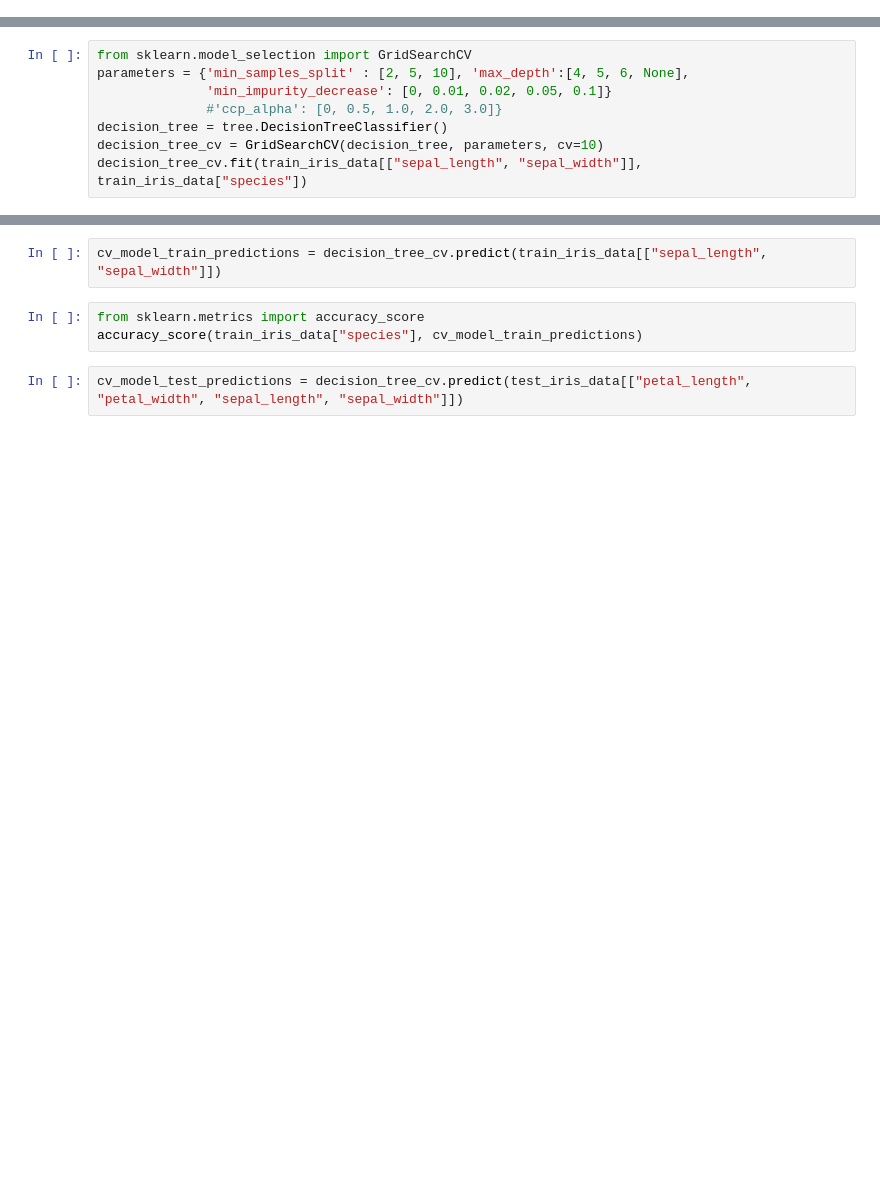
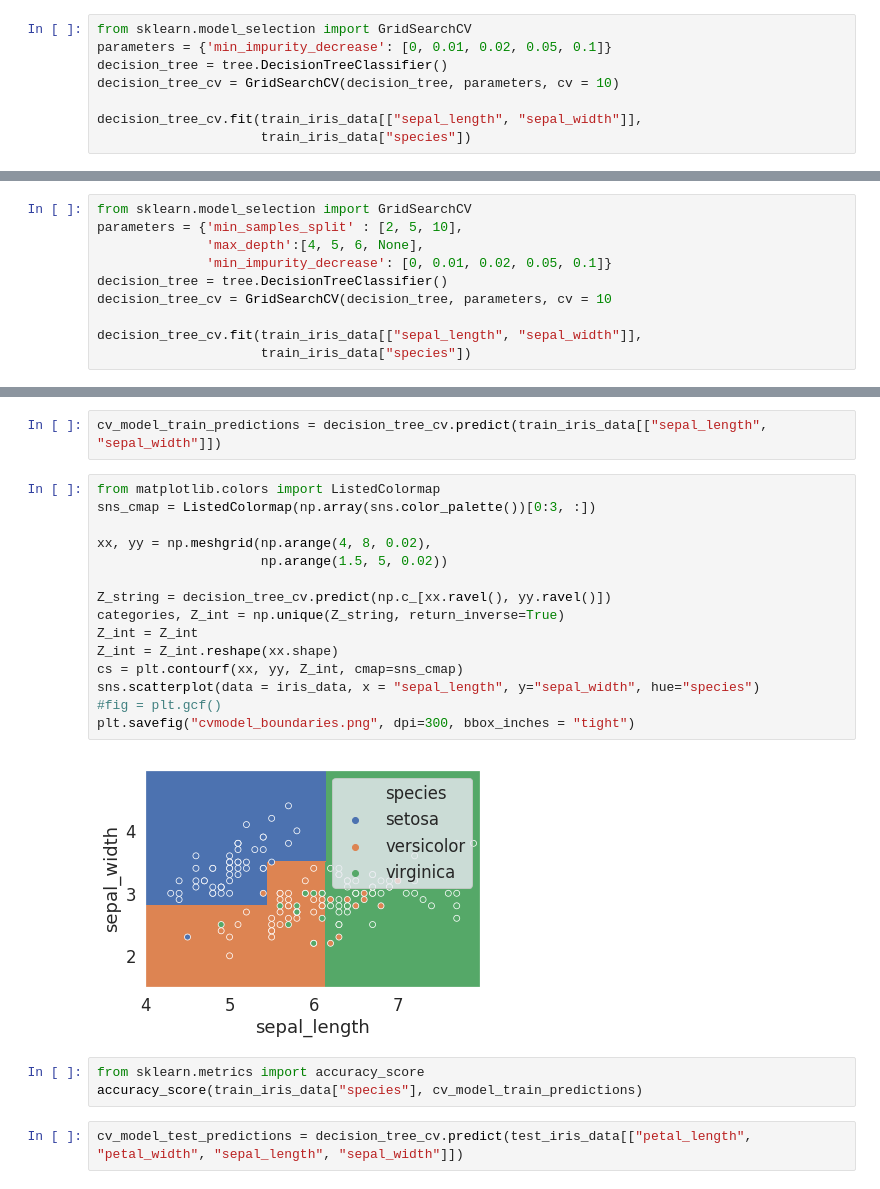
Before and after one commit to joshHug/youdao_ai, a Jupyter notebook: lec7/lec7-decision-trees.ipynb, the cells around one changed output, grey strips where cells are left out. Cells and saved outputs as stored; diff of their text form; blank space fills up the shorter version.

```diff
--- a/lec7/lec7-decision-trees.ipynb
+++ b/lec7/lec7-decision-trees.ipynb
@@ -410,2 +454,10 @@ weighted_average_gini([3], [2, 1])
 # %% [markdown]
 #### Grid Search for Parameters
+# %%
+from sklearn.model_selection import GridSearchCV
+parameters = {'min_impurity_decrease': [0, 0.01, 0.02, 0.05, 0.1]}
+decision_tree = tree.DecisionTreeClassifier()
+decision_tree_cv = GridSearchCV(decision_tree, parameters, cv = 10)
+
+decision_tree_cv.fit(train_iris_data[["sepal_length", "sepal_width"]],
+                     train_iris_data["species"])
@@ -412,8 +507,10 @@ weighted_average_gini([3], [2, 1])
 # %%
 from sklearn.model_selection import GridSearchCV
-parameters = {'min_samples_split' : [2, 5, 10], 'max_depth':[4, 5, 6, None],
+parameters = {'min_samples_split' : [2, 5, 10],
+              'max_depth':[4, 5, 6, None],
               'min_impurity_decrease': [0, 0.01, 0.02, 0.05, 0.1]}
-              #'ccp_alpha': [0, 0.5, 1.0, 2.0, 3.0]}
 decision_tree = tree.DecisionTreeClassifier()
-decision_tree_cv = GridSearchCV(decision_tree, parameters, cv=10)
-decision_tree_cv.fit(train_iris_data[["sepal_length", "sepal_width"]], train_iris_data["species"])
+decision_tree_cv = GridSearchCV(decision_tree, parameters, cv = 10
+
+decision_tree_cv.fit(train_iris_data[["sepal_length", "sepal_width"]],
+                     train_iris_data["species"])
@@ -434,5 +566,22 @@ graph
 # %%
 cv_model_train_predictions = decision_tree_cv.predict(train_iris_data[["sepal_length", "sepal_width"]])
+# %%
+from matplotlib.colors import ListedColormap
+sns_cmap = ListedColormap(np.array(sns.color_palette())[0:3, :])
+
+xx, yy = np.meshgrid(np.arange(4, 8, 0.02),
+                     np.arange(1.5, 5, 0.02))
+
+Z_string = decision_tree_cv.predict(np.c_[xx.ravel(), yy.ravel()])
+categories, Z_int = np.unique(Z_string, return_inverse=True)
+Z_int = Z_int
+Z_int = Z_int.reshape(xx.shape)
+cs = plt.contourf(xx, yy, Z_int, cmap=sns_cmap)
+sns.scatterplot(data = iris_data, x = "sepal_length", y="sepal_width", hue="species")
+#fig = plt.gcf()
+plt.savefig("cvmodel_boundaries.png", dpi=300, bbox_inches = "tight")
+# %% [output]
+[figure, added]
 # %%
 from sklearn.metrics import accuracy_score
 accuracy_score(train_iris_data["species"], cv_model_train_predictions)
```
Also changed, not shown: parts of 13 cells of this notebook.
